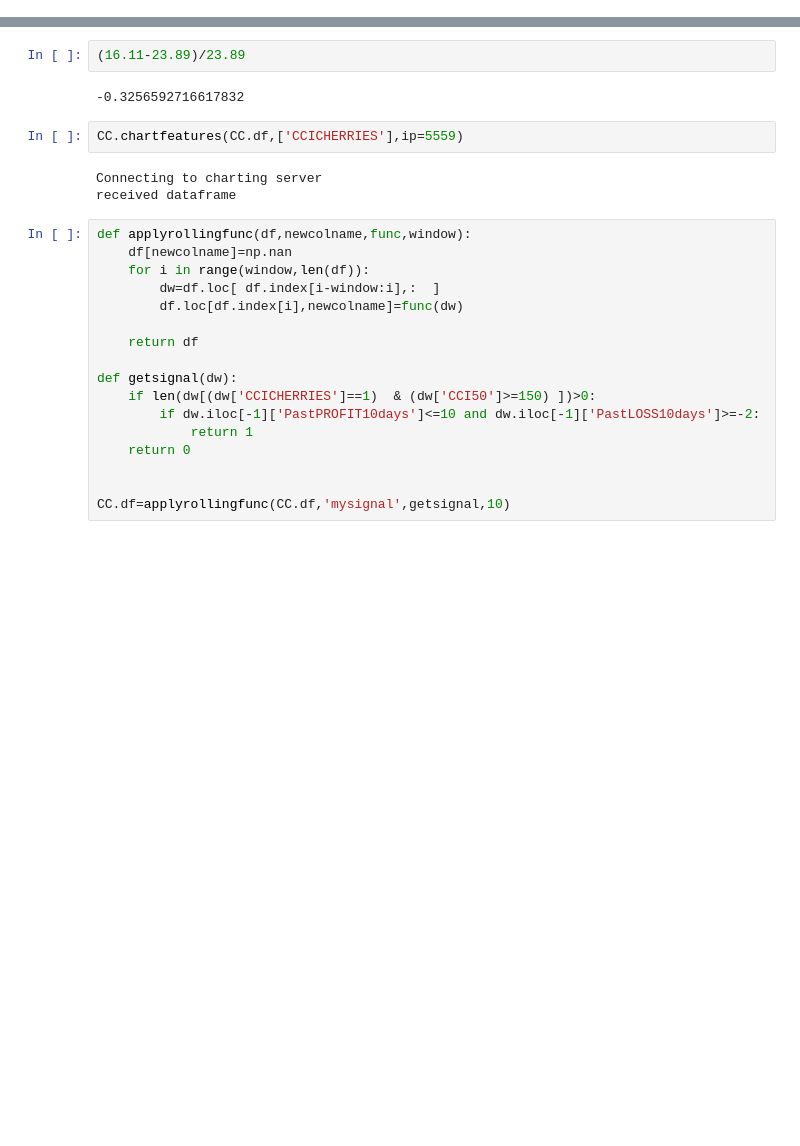
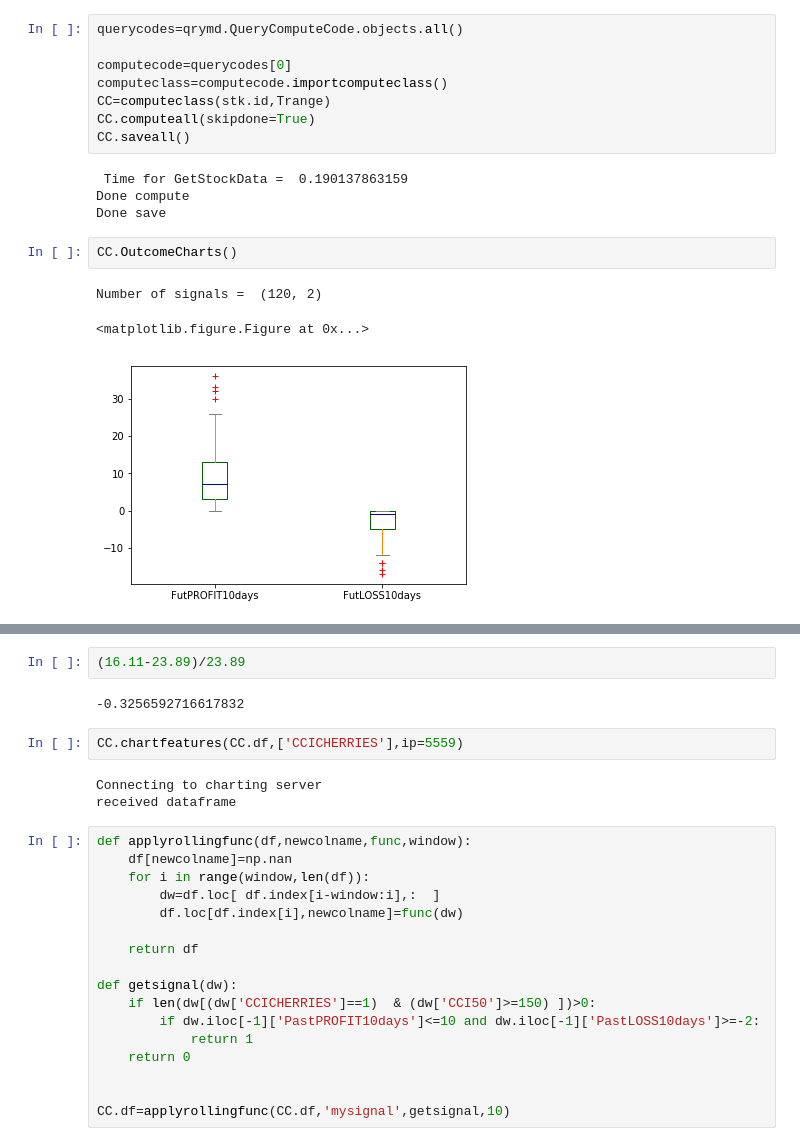
Before and after one commit to ajmal017/trade_analytics, a Jupyter notebook: trade_analytics/trade_analytics.ipynb, the cells around one changed output, grey strips where cells are left out. Saved outputs shown, nothing was run; the diff lists cells and outputs as text; blank space fills up the shorter version.

Commit message:
query app

```diff
--- a/trade_analytics/trade_analytics.ipynb
+++ b/trade_analytics/trade_analytics.ipynb
@@ -45,3 +51,21 @@ Trange=pd.date_range(Fromdate,Todate)
 Trange=[T.date() for T in Trange if T.weekday()<=4]
 
 # fttks.computefeatuers(stk.id,Trange)
+# %%
+querycodes=qrymd.QueryComputeCode.objects.all()
+
+computecode=querycodes[0]
+computeclass=computecode.importcomputeclass()
+CC=computeclass(stk.id,Trange)
+CC.computeall(skipdone=True)
+CC.saveall()
+# %% [output]
+ Time for GetStockData =  0.190137863159
+Done compute
+Done save
+# %%
+CC.OutcomeCharts()
+# %% [output]
+Number of signals =  (120, 2)
+<matplotlib.figure.Figure at 0x...>
+[figure, added]
```
Also changed, not shown: parts of 5 cells of this notebook, 3 other files.
